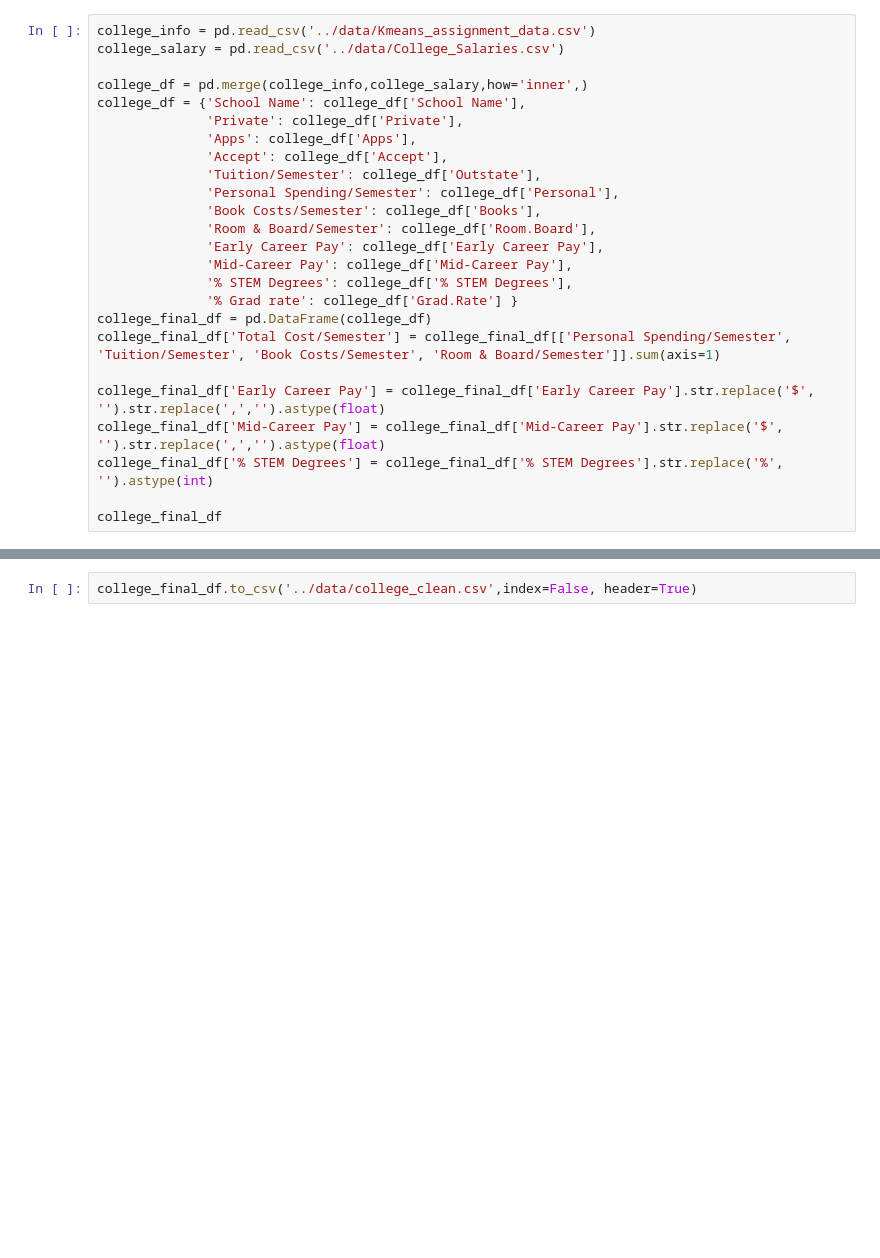
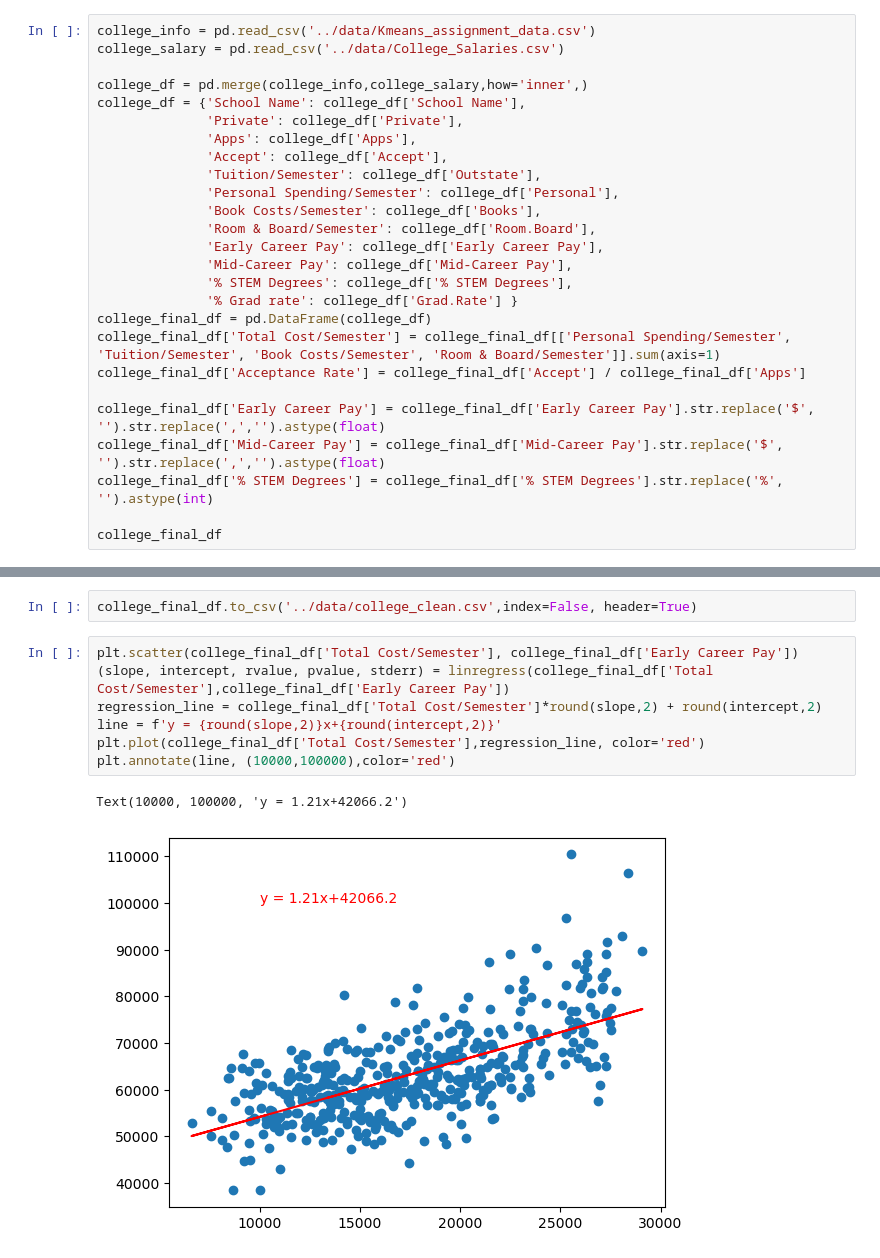
Before and after one commit to sWeeks99/Education_Trends_and_Opportunities, a Jupyter notebook: fosters-analysis/fosters_data.ipynb, the cells around one changed output, grey strips where cells are left out. Saved outputs shown, nothing was run; the diff lists cells and outputs as text; blank space fills up the shorter version.

Commit message:
regerssion lines

```diff
--- a/fosters-analysis/fosters_data.ipynb
+++ b/fosters-analysis/fosters_data.ipynb
@@ -19,6 +23,7 @@ college_df = {'School Name': college_df['School Name'],
               '% Grad rate': college_df['Grad.Rate'] }
 college_final_df = pd.DataFrame(college_df)
 college_final_df['Total Cost/Semester'] = college_final_df[['Personal Spending/Semester', 'Tuition/Semester', 'Book Costs/Semester', 'Room & Board/Semester']].sum(axis=1)
+college_final_df['Acceptance Rate'] = college_final_df['Accept'] / college_final_df['Apps']
 
 college_final_df['Early Career Pay'] = college_final_df['Early Career Pay'].str.replace('$', '').str.replace(',','').astype(float)
 college_final_df['Mid-Career Pay'] = college_final_df['Mid-Career Pay'].str.replace('$', '').str.replace(',','').astype(float)
@@ -42,2 +47,12 @@ college_final_df
 # %%
 college_final_df.to_csv('../data/college_clean.csv',index=False, header=True)
+# %%
+plt.scatter(college_final_df['Total Cost/Semester'], college_final_df['Early Career Pay'])
+(slope, intercept, rvalue, pvalue, stderr) = linregress(college_final_df['Total Cost/Semester'],college_final_df['Early Career Pay'])
+regression_line = college_final_df['Total Cost/Semester']*round(slope,2) + round(intercept,2)
+line = f'y = {round(slope,2)}x+{round(intercept,2)}'
+plt.plot(college_final_df['Total Cost/Semester'],regression_line, color='red')
+plt.annotate(line, (10000,100000),color='red')
+# %% [output]
+Text(10000, 100000, 'y = 1.21x+42066.2')
+[figure, added]
```
Also changed, not shown: parts of 4 cells of this notebook.
